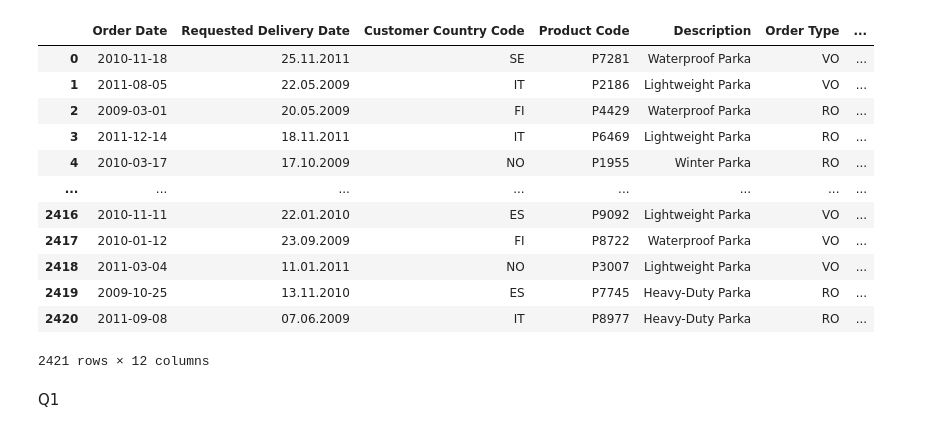
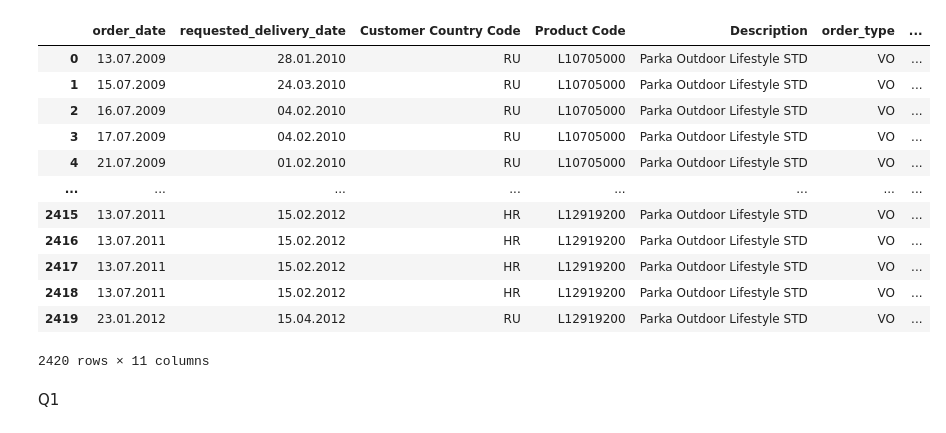
Before and after one commit to qmdismnp/Schulich_DS_MBAN, a Jupyter notebook: predictive model/final_project.ipynb, the cells around one changed output. Cells and saved outputs as stored; diff of their text form; code cells hidden in the pictures.

```diff
--- a/predictive model/final_project.ipynb
+++ b/predictive model/final_project.ipynb
@@ -10,16 +7,18 @@ df = pd.read_csv('C:/Users/User/Desktop/Transactional_Order_Dataset.csv')
-# %%
-df
-# %% [output]
-|  | Order Date | Requested Delivery Date | Customer Country Code | Product Code | Description | Order Type | ... |
-| 0 | 2010-11-18 | 25.11.2011 | SE | P7281 | Waterproof Parka | VO | ... |
-| 1 | 2011-08-05 | 22.05.2009 | IT | P2186 | Lightweight Parka | VO | ... |
-| 2 | 2009-03-01 | 20.05.2009 | FI | P4429 | Waterproof Parka | RO | ... |
-| 3 | 2011-12-14 | 18.11.2011 | IT | P6469 | Lightweight Parka | RO | ... |
-| 4 | 2010-03-17 | 17.10.2009 | NO | P1955 | Winter Parka | RO | ... |
-| ... | ... | ... | ... | ... | ... | ... | ... |
-| 2416 | 2010-11-11 | 22.01.2010 | ES | P9092 | Lightweight Parka | VO | ... |
-| 2417 | 2010-01-12 | 23.09.2009 | FI | P8722 | Waterproof Parka | VO | ... |
-| 2418 | 2011-03-04 | 11.01.2011 | NO | P3007 | Lightweight Parka | VO | ... |
-| 2419 | 2009-10-25 | 13.11.2010 | ES | P7745 | Heavy-Duty Parka | RO | ... |
-| 2420 | 2011-09-08 | 07.06.2009 | IT | P8977 | Heavy-Duty Parka | RO | ... |
-2421 rows × 12 columns
+# %%
+data = pd.read_csv('https://raw.githubusercontent.com/qmdismnp/Schulich_DS_MBAN/refs/heads/main/dataset.csv?')
+# %%
+data
+# %% [output]
+|  | order_date | requested_delivery_date | Customer Country Code | Product Code | Description | order_type | ... |
+| 0 | 13.07.2009 | 28.01.2010 | RU | L10705000 | Parka Outdoor Lifestyle STD | VO | ... |
+| 1 | 15.07.2009 | 24.03.2010 | RU | L10705000 | Parka Outdoor Lifestyle STD | VO | ... |
+| 2 | 16.07.2009 | 04.02.2010 | RU | L10705000 | Parka Outdoor Lifestyle STD | VO | ... |
+| 3 | 17.07.2009 | 04.02.2010 | RU | L10705000 | Parka Outdoor Lifestyle STD | VO | ... |
+| 4 | 21.07.2009 | 01.02.2010 | RU | L10705000 | Parka Outdoor Lifestyle STD | VO | ... |
+| ... | ... | ... | ... | ... | ... | ... | ... |
+| 2415 | 13.07.2011 | 15.02.2012 | HR | L12919200 | Parka Outdoor Lifestyle STD | VO | ... |
+| 2416 | 13.07.2011 | 15.02.2012 | HR | L12919200 | Parka Outdoor Lifestyle STD | VO | ... |
+| 2417 | 13.07.2011 | 15.02.2012 | HR | L12919200 | Parka Outdoor Lifestyle STD | VO | ... |
+| 2418 | 13.07.2011 | 15.02.2012 | HR | L12919200 | Parka Outdoor Lifestyle STD | VO | ... |
+| 2419 | 23.01.2012 | 15.04.2012 | RU | L12919200 | Parka Outdoor Lifestyle STD | VO | ... |
+2420 rows × 11 columns
```
Also changed, not shown: parts of 18 cells of this notebook.
